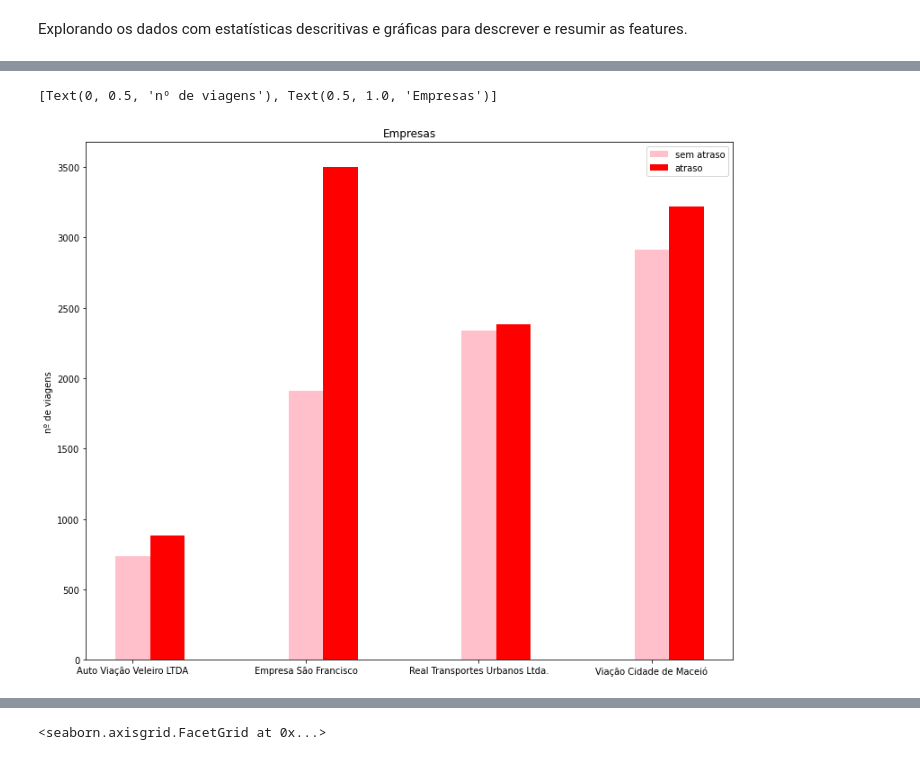
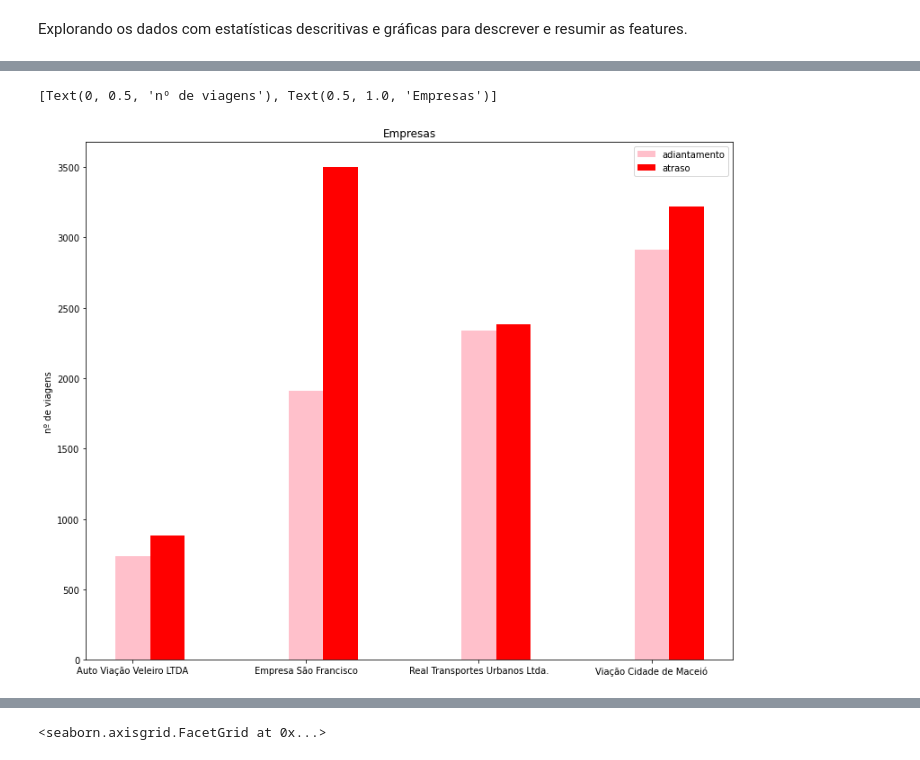
Before and after one commit to willieny/SMTT, a Jupyter notebook: SMTT.ipynb, the cells around one changed output, grey strips where cells are left out. Cells and saved outputs as stored; diff of their text form; code cells hidden in the pictures.

```diff
--- a/SMTT.ipynb
+++ b/SMTT.ipynb
@@ -315,19 +288,19 @@ ax.legend()
 # %%
 #VISUALIZAÇÃO ATRASO POR EMPRESA
 X = np.arange(4)
 fig = plt.figure(figsize = (10, 8))
 labels = ['Auto Viação Veleiro LTDA','Empresa São Francisco','Real Transportes Urbanos Ltda.','Viação Cidade de Maceió']
 indx = np.arange(len(labels))
 ax = fig.add_axes([0,0,1,1])
-ax.bar(X + 0.0, e_ad['adiantamento'], color = 'pink', width = 0.2, label = 'sem atraso')
+ax.bar(X + 0.0, e_ad['adiantamento'], color = 'pink', width = 0.2, label = 'adiantamento')
 ax.bar(X + 0.2, e_at['atraso'], color = 'r', width = 0.2, label = 'atraso')
 ax.set_xticks(indx)
 ax.set_xticklabels(labels)
 ax.legend()
 ax.set(title="Empresas", ylabel="nº de viagens")
 # %% [output]
 [Text(0, 0.5, 'nº de viagens'), Text(0.5, 1.0, 'Empresas')]
-[figure, old version]
+[figure, new version]
 # %%
 #VISUALIZAÇÃO GERAL IDA E VOLTA
 X = np.arange(2)
```
Also changed, not shown: parts of 16 cells of this notebook.
